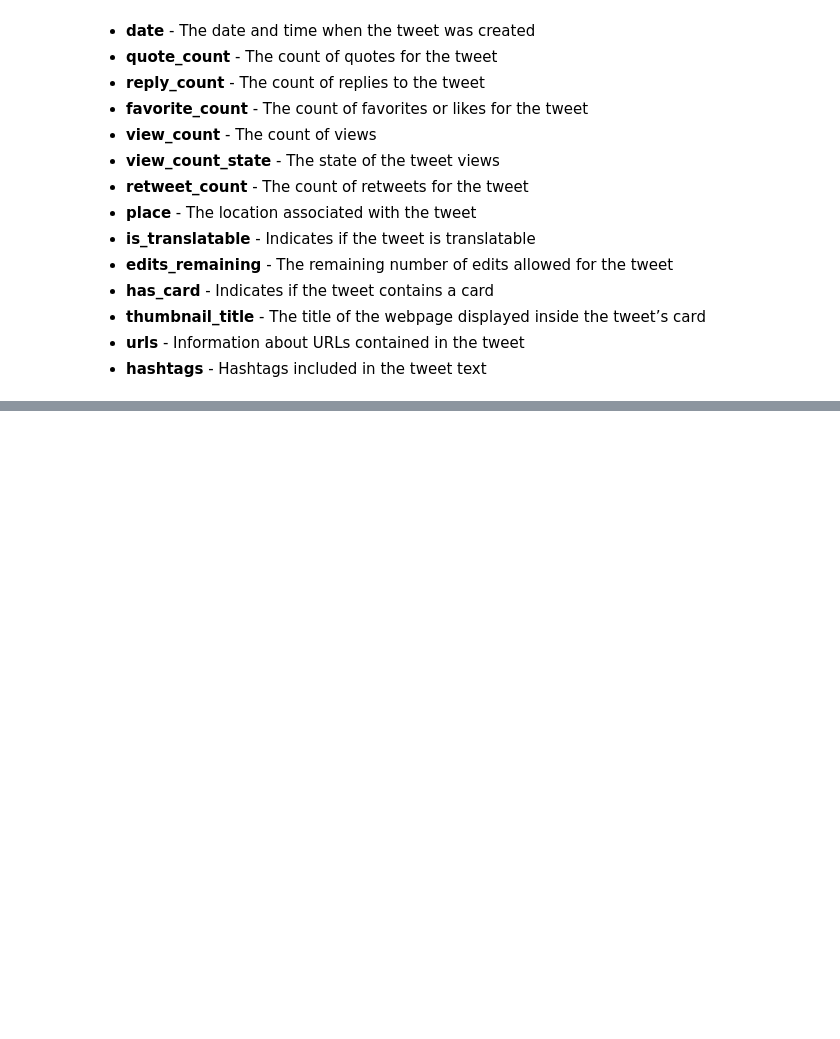
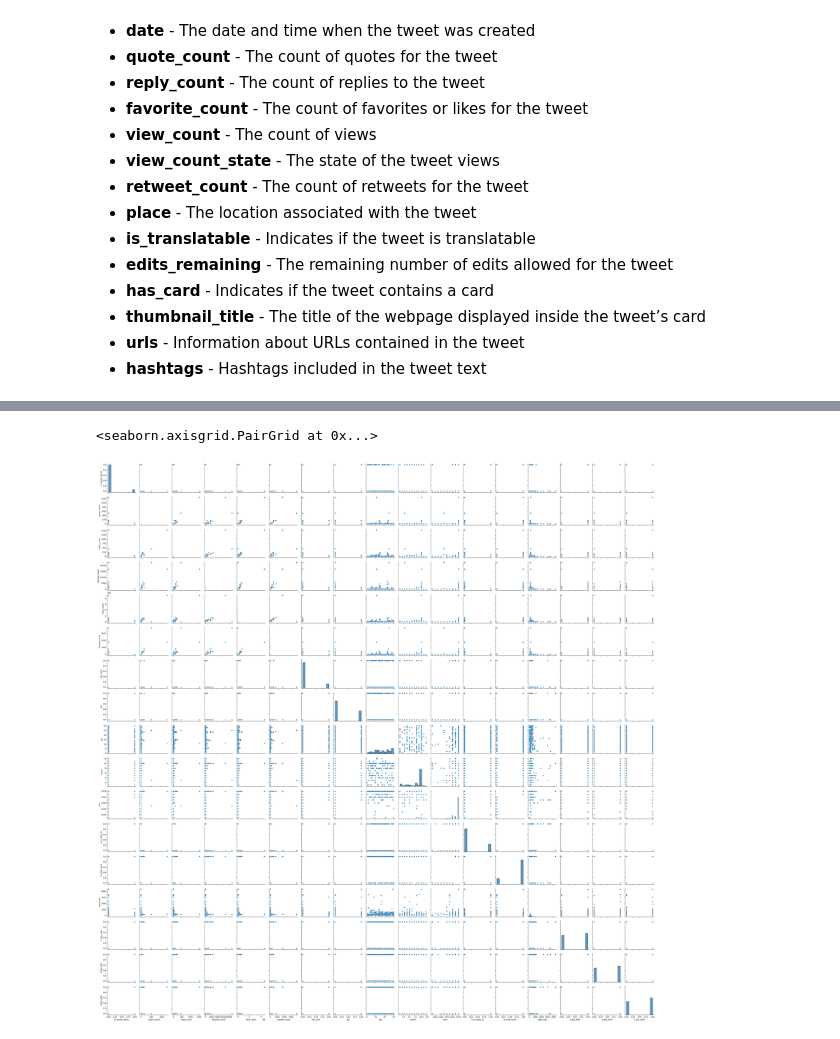
Before and after one commit to vasilyryabtsev/futures-price-prediction, a Jupyter notebook: twitter/ML_methods.ipynb, the cells around one changed output, grey strips where cells are left out. Saved outputs shown, nothing was run; the diff lists cells and outputs as text; code cells hidden in the pictures; blank space fills up the shorter version.

```diff
--- a/twitter/ML_methods.ipynb
+++ b/twitter/ML_methods.ipynb
@@ -107,0 +133,5 @@ X0.head()
+# %%
+sns.pairplot(X0)
+# %% [output]
+<seaborn.axisgrid.PairGrid at 0x...>
+[figure, added]
```
Also changed, not shown: parts of 15 cells of this notebook.
